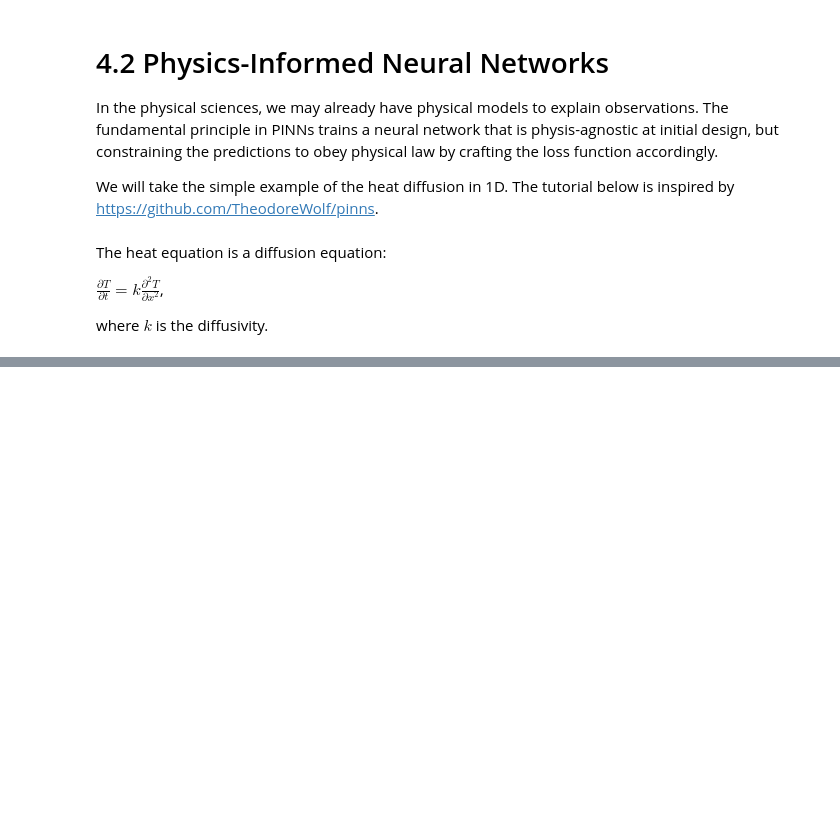
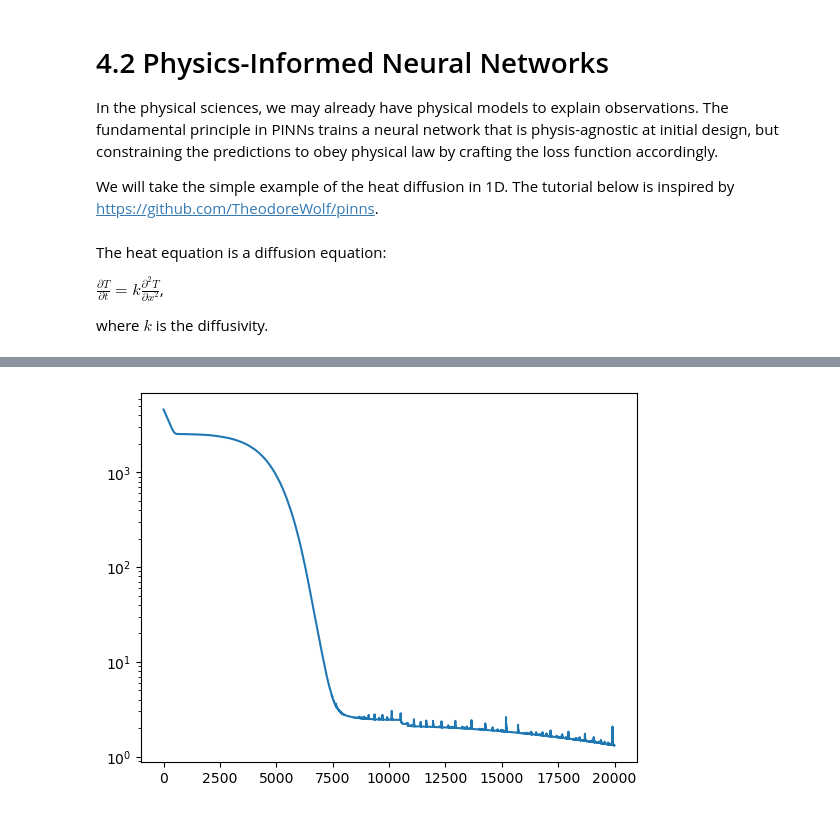
Before and after one commit to geo-smart/mlgeo, a Jupyter notebook: book/Chapter4-DeepLearning/mlgeo_4.2_PINN.ipynb, the cells around one changed output, grey strips where cells are left out. Drawn from its saved outputs; the diff is of its cells as text; code cells hidden in the pictures; blank space fills up the shorter version.

```diff
--- a/book/Chapter4-DeepLearning/mlgeo_4.2_PINN.ipynb
+++ b/book/Chapter4-DeepLearning/mlgeo_4.2_PINN.ipynb
@@ -23,3 +25,7 @@ where $k$ is the diffusivity.
+# %%
+def cooling_law(time, Tenv, T0, R):
+    T = Tenv + (T0 - Tenv) * np.exp(-R * time)
+    return T
 # %%
 Tenv = 25
 T0 = 100
@@ -39,0 +157,8 @@ plt.xlabel('Time (s)')
+# %%
+net = Net(1,1, loss2=None, epochs=20000, lr=1e-5).to(DEVICE)
+
+losses = net.fit(t, T)
+
+plt.plot(losses)
+plt.yscale('log')
+# %% [output]
@@ -39,0 +175 @@ plt.xlabel('Time (s)')
+[figure, added]
```
Also changed, not shown: parts of 11 cells of this notebook, 2 other files.
